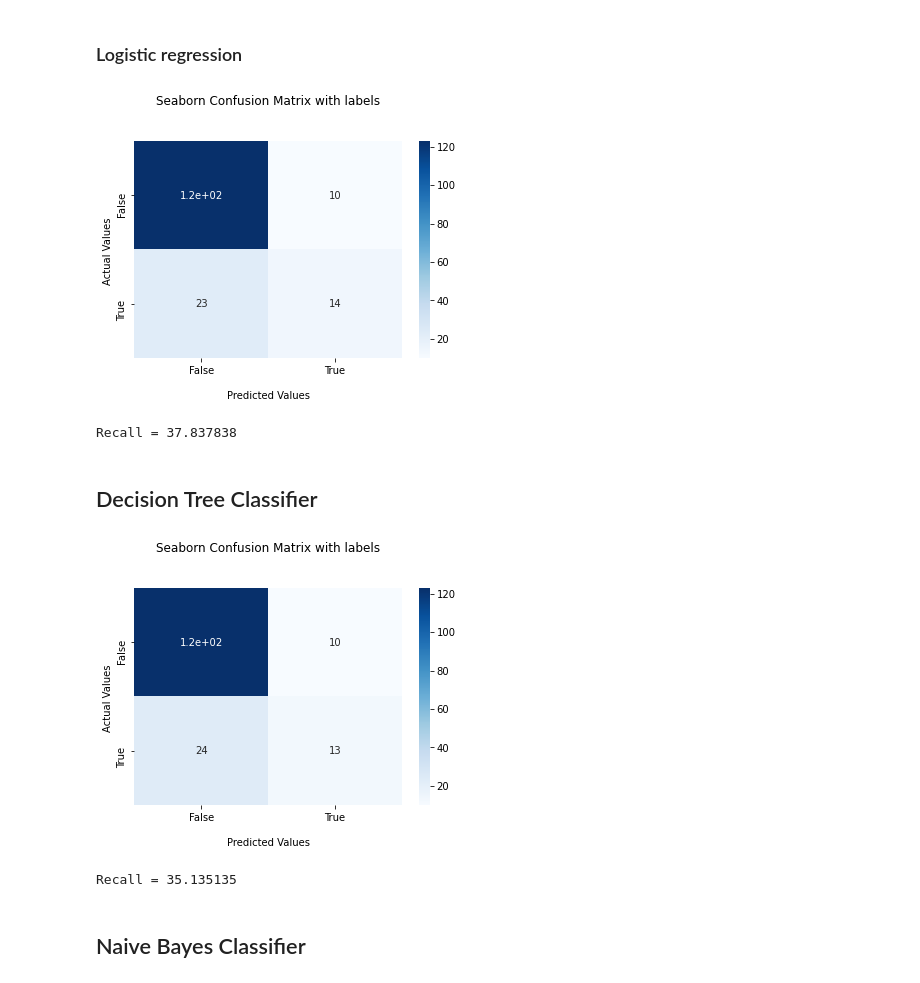
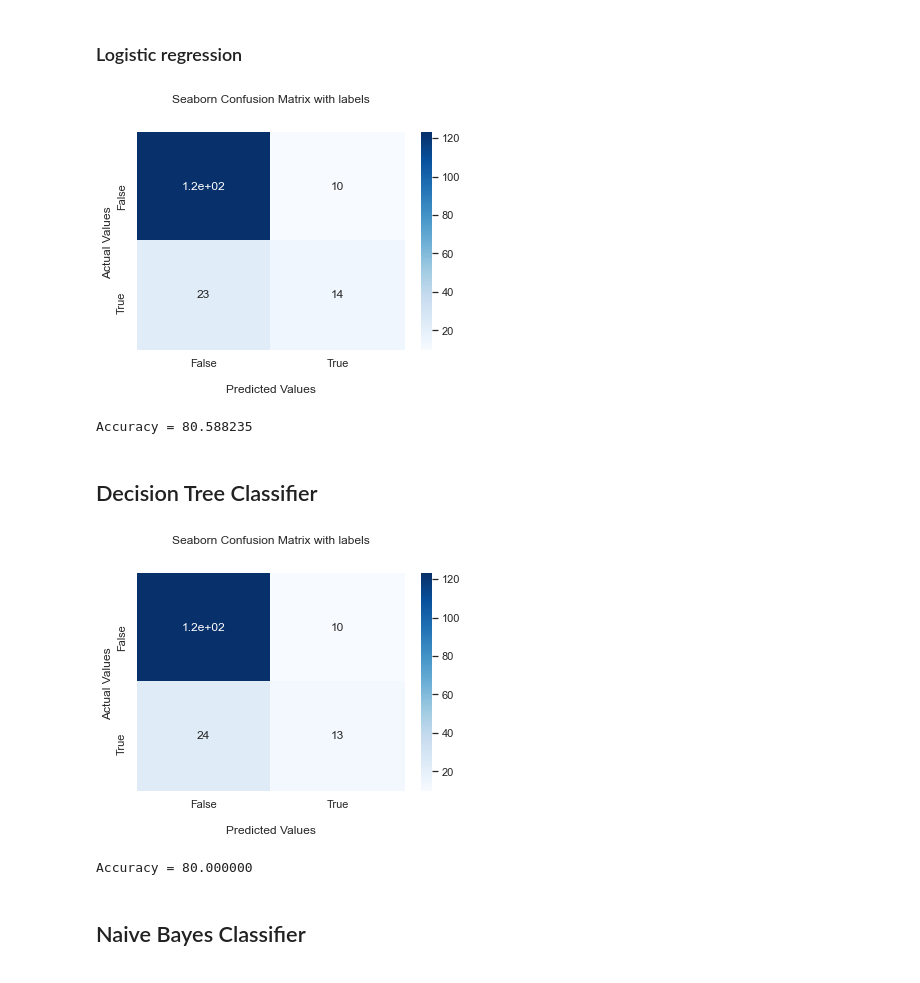
Before and after one commit to Samarth745/Credit-Card-Risk-Analysis, a Jupyter notebook: Credit Risk Analysis.ipynb, the cells around one changed output. Saved outputs shown, nothing was run; the diff lists cells and outputs as text; code cells hidden in the pictures.

```diff
--- a/Credit Risk Analysis.ipynb
+++ b/Credit Risk Analysis.ipynb
@@ -138,44 +138,46 @@ for col in data:
 ## Devlop Machine Learning Models for Prediction
 # %%
 Results = []
+# %%
+data['default']=data['default'].apply(lambda x: int(x))
 # %% [markdown]
 ### Logistic regression
 # %%
 from sklearn.model_selection import train_test_split
 from sklearn import metrics
 from sklearn.linear_model import LogisticRegression
 
 train_features = data.columns.difference(['default'])
 train_sk_X,test_sk_X, train_sk_Y ,test_sk_Y = train_test_split(data[train_features],data['default'], test_size=0.2, random_state=42)
 
 logreg = LogisticRegression()
 logreg.fit(train_sk_X, train_sk_Y)
 
 y_pred = logreg.predict(test_sk_X)
-Recall = metrics.recall_score(y_pred =  y_pred, y_true=test_sk_Y)*100
+accuracy = metrics.accuracy_score(y_pred =  y_pred, y_true=test_sk_Y)*100
 
 
-list = ['Logistic regression',Recall]
+list = ['Logistic regression',accuracy]
 Results.append(list)
 
 
 #Confusion matrix plot
 CM = metrics.confusion_matrix(y_pred = y_pred, y_true = test_sk_Y)
 ax = sns.heatmap(CM, annot=True, cmap='Blues')
 ax.set_title('Seaborn Confusion Matrix with labels\n\n');
 ax.set_xlabel('\nPredicted Values')
 ax.set_ylabel('Actual Values ');
 
 ## Ticket labels - List must be in alphabetical order
 ax.xaxis.set_ticklabels(['False','True'])
 ax.yaxis.set_ticklabels(['False','True'])
 
 ## Display the visualization of the Confusion Matrix.
 plt.show()
-print("Recall = %f "%Recall)
+print("Accuracy = %f "%accuracy)
 # %% [output]
-[figure, old version]
+[figure, new version]
-Recall = 37.837838
+Accuracy = 80.588235
 # %% [markdown]
 ## Decision Tree Classifier
 # %%
@@ -183,9 +185,9 @@ from sklearn.tree import DecisionTreeClassifier
 dec_tree = DecisionTreeClassifier(random_state=10, max_depth=4)
 dec_tree = dec_tree.fit(train_sk_X, train_sk_Y)
 y_pred = dec_tree.predict(test_sk_X)
-Recall= metrics.recall_score(y_pred =  y_pred, y_true=test_sk_Y)*100
+accuracy= metrics.accuracy_score(y_pred =  y_pred, y_true=test_sk_Y)*100
 
-list = ['Decision Tree',Recall]
+list = ['Decision Tree',accuracy]
 Results.append(list)
 
 CM = metrics.confusion_matrix(y_pred = y_pred, y_true = test_sk_Y)
@@ -200,10 +202,10 @@ ax.yaxis.set_ticklabels(['False','True'])
 
 ## Display the visualization of the Confusion Matrix.
 plt.show()
-print("Recall = %f "%Recall)
+print("Accuracy = %f "%accuracy)
 # %% [output]
-[figure, old version]
+[figure, new version]
-Recall = 35.135135
+Accuracy = 80.000000
 # %% [markdown]
 ## Naive Bayes Classifier
 # %%
```
Also changed, not shown: parts of 5 cells of this notebook.
